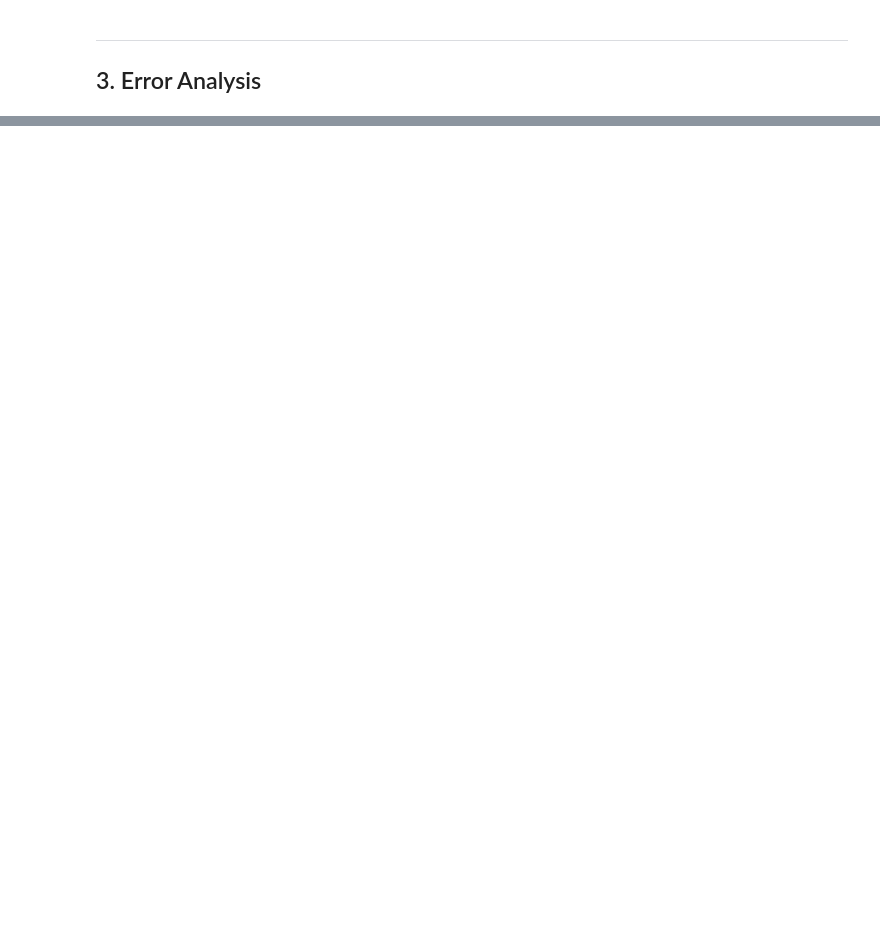
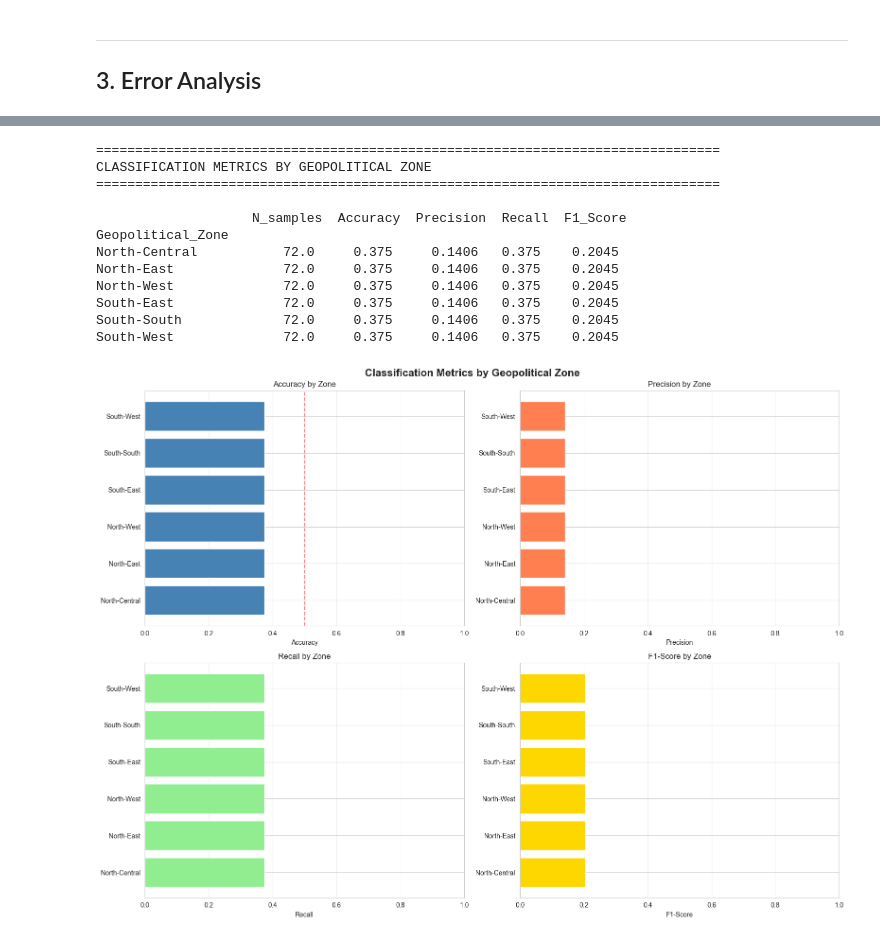
Before and after one commit to David-Ibitokun/Final-Year-Project, a Jupyter notebook: phase4_validation.ipynb, the cells around one changed output, grey strips where cells are left out. Drawn from its saved outputs; the diff is of its cells as text; code cells hidden in the pictures; blank space fills up the shorter version.

```diff
--- a/phase4_validation.ipynb
+++ b/phase4_validation.ipynb
@@ -332,0 +634,73 @@ plt.show()
+# %%
+# Classification metrics by Zone
+print("\n" + "="*80)
+print("CLASSIFICATION METRICS BY GEOPOLITICAL ZONE")
+print("="*80)
+
+zone_class_metrics = fnn_results.groupby('Geopolitical_Zone').apply(
+    lambda x: pd.Series({
+        'N_samples': len(x),
+        'Accuracy': accuracy_score(x['Actual_Category'], x['Predicted_Category']),
+        'Precision': precision_score(x['Actual_Category'], x['Predicted_Category'],
+                                     average='weighted', zero_division=0),
+        'Recall': recall_score(x['Actual_Category'], x['Predicted_Category'],
+                              average='weighted', zero_division=0),
+        'F1_Score': f1_score(x['Actual_Category'], x['Predicted_Category'],
+                            average='weighted', zero_division=0)
+    })
+).round(4)
+
+zone_class_metrics = zone_class_metrics.sort_values('Accuracy', ascending=False)
+print("\n", zone_class_metrics.to_string())
+
+# Visualize classification metrics by zone
+fig, axes = plt.subplots(2, 2, figsize=(16, 12))
+fig.suptitle('Classification Metrics by Geopolitical Zone', fontsize=16, fontweight='bold')
+
+zones = zone_class_metrics.index
+
+# Accuracy by zone
+axes[0,0].barh(zones, zone_class_metrics['Accuracy'], color='steelblue')
+axes[0,0].set_xlabel('Accuracy')
+axes[0,0].set_title('Accuracy by Zone')
+axes[0,0].axvline(x=0.5, color='red', linestyle='--', alpha=0.5, label='50% threshold')
+axes[0,0].grid(True, alpha=0.3, axis='x')
+axes[0,0].set_xlim(0, 1)
+
+# Precision by zone
+axes[0,1].barh(zones, zone_class_metrics['Precision'], color='coral')
+axes[0,1].set_xlabel('Precision')
+axes[0,1].set_title('Precision by Zone')
+axes[0,1].grid(True, alpha=0.3, axis='x')
+axes[0,1].set_xlim(0, 1)
+
+# Recall by zone
+axes[1,0].barh(zones, zone_class_metrics['Recall'], color='lightgreen')
+axes[1,0].set_xlabel('Recall')
+axes[1,0].set_title('Recall by Zone')
+axes[1,0].grid(True, alpha=0.3, axis='x')
+axes[1,0].set_xlim(0, 1)
+
+# F1-Score by zone
+axes[1,1].barh(zones, zone_class_metrics['F1_Score'], color='gold')
+axes[1,1].set_xlabel('F1-Score')
+axes[1,1].set_title('F1-Score by Zone')
+axes[1,1].grid(True, alpha=0.3, axis='x')
+axes[1,1].set_xlim(0, 1)
+
+plt.tight_layout()
+plt.show()
+# %% [output]
+================================================================================
+CLASSIFICATION METRICS BY GEOPOLITICAL ZONE
+================================================================================
+
+                    N_samples  Accuracy  Precision  Recall  F1_Score
+Geopolitical_Zone
+North-Central           72.0     0.375     0.1406   0.375    0.2045
+North-East              72.0     0.375     0.1406   0.375    0.2045
+North-West              72.0     0.375     0.1406   0.375    0.2045
+South-East              72.0     0.375     0.1406   0.375    0.2045
+South-South             72.0     0.375     0.1406   0.375    0.2045
+South-West              72.0     0.375     0.1406   0.375    0.2045
+[figure, added]
```
Also changed, not shown: parts of 43 cells of this notebook, 14 other files.
